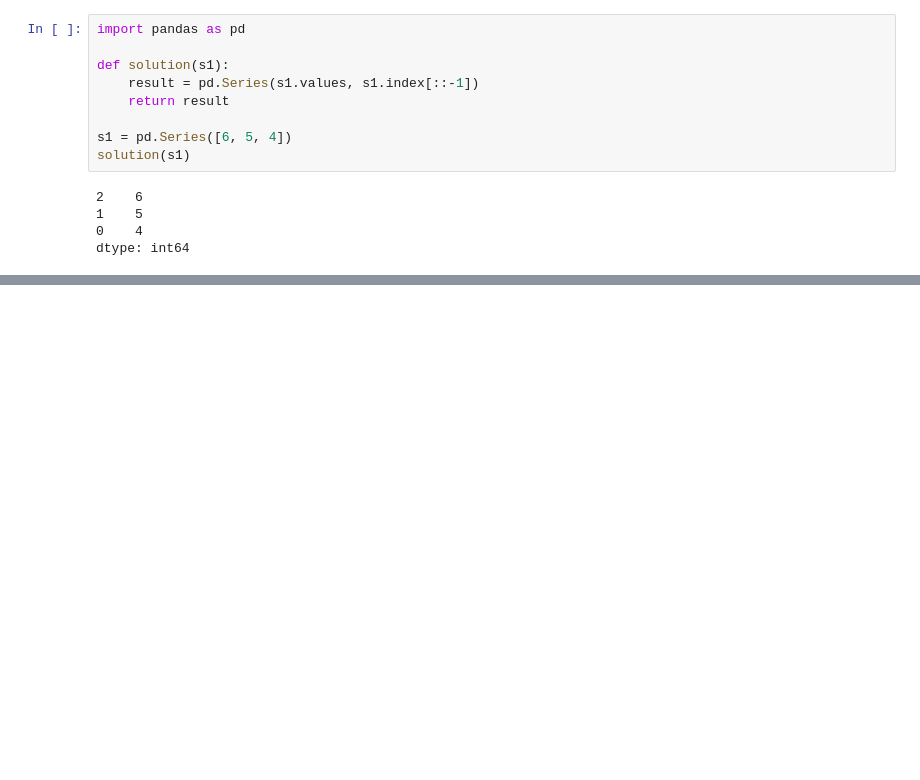
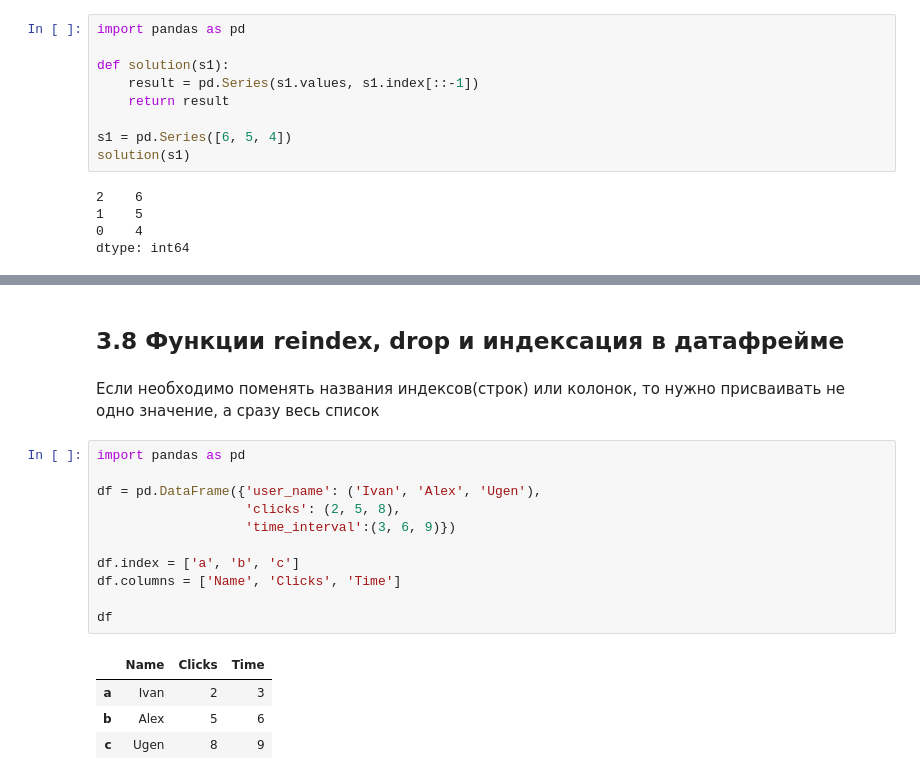
Before and after one commit to VadzimRudzman/pandas_fundamentals, a Jupyter notebook: Основы Pandas.ipynb, the cells around one changed output, grey strips where cells are left out. Cells and saved outputs as stored; diff of their text form; blank space fills up the shorter version.

```diff
--- a/Основы Pandas.ipynb
+++ b/Основы Pandas.ipynb
@@ -574,0 +797,20 @@ def solution(df):
+# %% [markdown]
+## 3.8 Функции reindex, drop и индексация в датафрейме
+# %% [markdown]
+Если необходимо поменять названия индексов(строк) или колонок, то нужно присваивать не одно значение, а сразу весь список
+# %%
+import pandas as pd
+
+df = pd.DataFrame({'user_name': ('Ivan', 'Alex', 'Ugen'),
+                   'clicks': (2, 5, 8),
+                   'time_interval':(3, 6, 9)})
+
+df.index = ['a', 'b', 'c']
+df.columns = ['Name', 'Clicks', 'Time']
+
+df
+# %% [output]
+|  | Name | Clicks | Time |
+| a | Ivan | 2 | 3 |
+| b | Alex | 5 | 6 |
+| c | Ugen | 8 | 9 |
```
Also changed, not shown: parts of 89 cells of this notebook.
